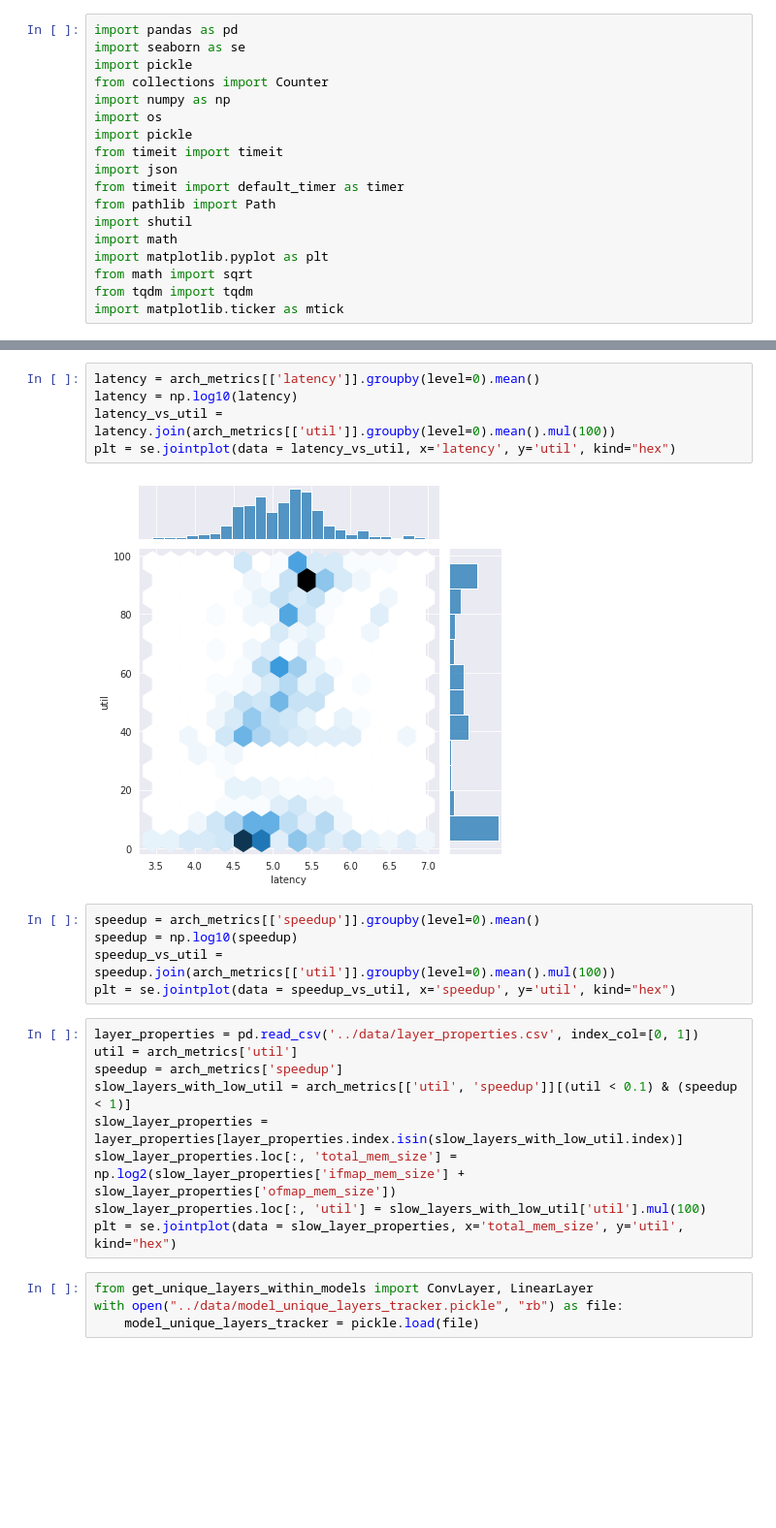
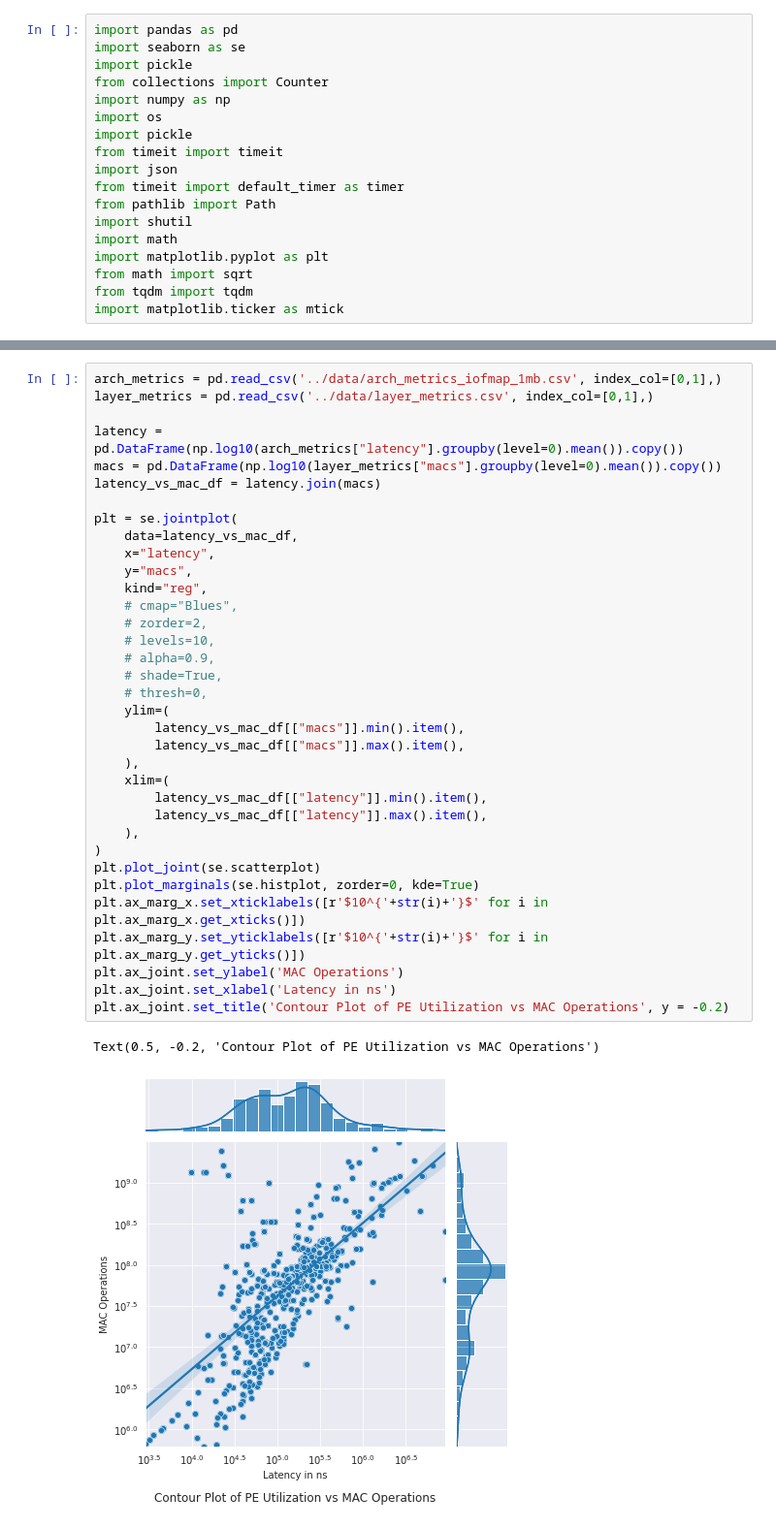
Before and after one commit to asultan123/hero-sim, a Jupyter notebook: scripts/playground.ipynb, the cells around one changed output, grey strips where cells are left out. Shown at 97% size. Saved outputs shown, nothing was run; the diff lists cells and outputs as text; blank space fills up the shorter version.

```diff
--- a/scripts/playground.ipynb
+++ b/scripts/playground.ipynb
@@ -100,25 +101,38 @@ plt = se.jointplot(data = macs_vs_util_df, x='macs', y='PE Utilization', kind="h
-# %%
-latency = arch_metrics[['latency']].groupby(level=0).mean()
-latency = np.log10(latency)
-latency_vs_util = latency.join(arch_metrics[['util']].groupby(level=0).mean().mul(100))
-plt = se.jointplot(data = latency_vs_util, x='latency', y='util', kind="hex")
-# %% [output]
-[figure, removed]
-# %%
-speedup = arch_metrics[['speedup']].groupby(level=0).mean()
-speedup = np.log10(speedup)
-speedup_vs_util = speedup.join(arch_metrics[['util']].groupby(level=0).mean().mul(100))
-plt = se.jointplot(data = speedup_vs_util, x='speedup', y='util', kind="hex")
-# %%
-layer_properties = pd.read_csv('../data/layer_properties.csv', index_col=[0, 1])
-util = arch_metrics['util']
-speedup = arch_metrics['speedup']
-slow_layers_with_low_util = arch_metrics[['util', 'speedup']][(util < 0.1) & (speedup < 1)]
-slow_layer_properties = layer_properties[layer_properties.index.isin(slow_layers_with_low_util.index)]
-slow_layer_properties.loc[:, 'total_mem_size'] = np.log2(slow_layer_properties['ifmap_mem_size'] + slow_layer_properties['ofmap_mem_size'])
-slow_layer_properties.loc[:, 'util'] = slow_layers_with_low_util['util'].mul(100)
-plt = se.jointplot(data = slow_layer_properties, x='total_mem_size', y='util', kind="hex")
-# %%
-from get_unique_layers_within_models import ConvLayer, LinearLayer
-with open("../data/model_unique_layers_tracker.pickle", "rb") as file:
-    model_unique_layers_tracker = pickle.load(file)
+# %%
+arch_metrics = pd.read_csv('../data/arch_metrics_iofmap_1mb.csv', index_col=[0,1],)
+layer_metrics = pd.read_csv('../data/layer_metrics.csv', index_col=[0,1],)
+
+latency = pd.DataFrame(np.log10(arch_metrics["latency"].groupby(level=0).mean()).copy())
+macs = pd.DataFrame(np.log10(layer_metrics["macs"].groupby(level=0).mean()).copy())
+latency_vs_mac_df = latency.join(macs)
+
+plt = se.jointplot(
+    data=latency_vs_mac_df,
+    x="latency",
+    y="macs",
+    kind="reg",
+    # cmap="Blues",
+    # zorder=2,
+    # levels=10,
+    # alpha=0.9,
+    # shade=True,
+    # thresh=0,
+    ylim=(
+        latency_vs_mac_df[["macs"]].min().item(),
+        latency_vs_mac_df[["macs"]].max().item(),
+    ),
+    xlim=(
+        latency_vs_mac_df[["latency"]].min().item(),
+        latency_vs_mac_df[["latency"]].max().item(),
+    ),
+)
+plt.plot_joint(se.scatterplot)
+plt.plot_marginals(se.histplot, zorder=0, kde=True)
+plt.ax_marg_x.set_xticklabels([r'$10^{'+str(i)+'}$' for i in plt.ax_marg_x.get_xticks()])
+plt.ax_marg_y.set_yticklabels([r'$10^{'+str(i)+'}$' for i in plt.ax_marg_y.get_yticks()])
+plt.ax_joint.set_ylabel('MAC Operations')
+plt.ax_joint.set_xlabel('Latency in ns')
+plt.ax_joint.set_title('Contour Plot of PE Utilization vs MAC Operations', y = -0.2)
+# %% [output]
+Text(0.5, -0.2, 'Contour Plot of PE Utilization vs MAC Operations')
+[figure, added]
```
Also changed, not shown: parts of 22 cells of this notebook.
